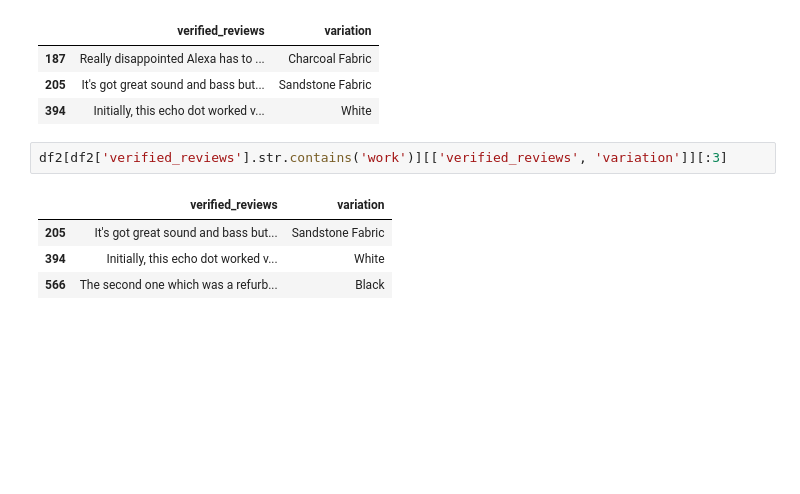
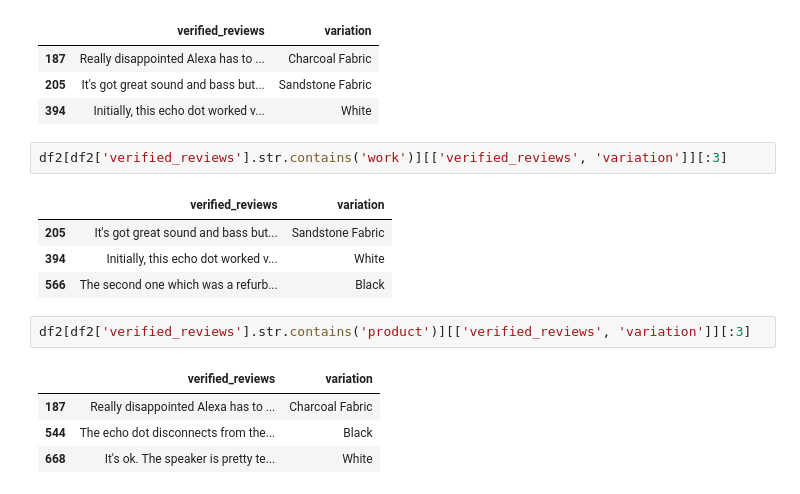
Before and after one commit to ddahiya16/Amazon-Alexa-Review-Analysis, a Jupyter notebook: Amazon Alexa Reviews Analysis.ipynb, the cells around one changed output. Cells and saved outputs as stored; diff of their text form; blank space fills up the shorter version.

```diff
--- a/Amazon Alexa Reviews Analysis.ipynb
+++ b/Amazon Alexa Reviews Analysis.ipynb
@@ -366,3 +366,10 @@ df2[df2['verified_reviews'].str.contains('work')][['verified_reviews', 'variatio
 | 205 | It's got great sound and bass but... | Sandstone Fabric |
 | 394 | Initially, this echo dot worked v... | White |
 | 566 | The second one which was a refurb... | Black |
+# %%
+df2[df2['verified_reviews'].str.contains('product')][['verified_reviews', 'variation']][:3]
+# %% [output]
+|  | verified_reviews | variation |
+| 187 | Really disappointed Alexa has to ... | Charcoal Fabric |
+| 544 | The echo dot disconnects from the... | Black |
+| 668 | It's ok. The speaker is pretty te... | White |
```
